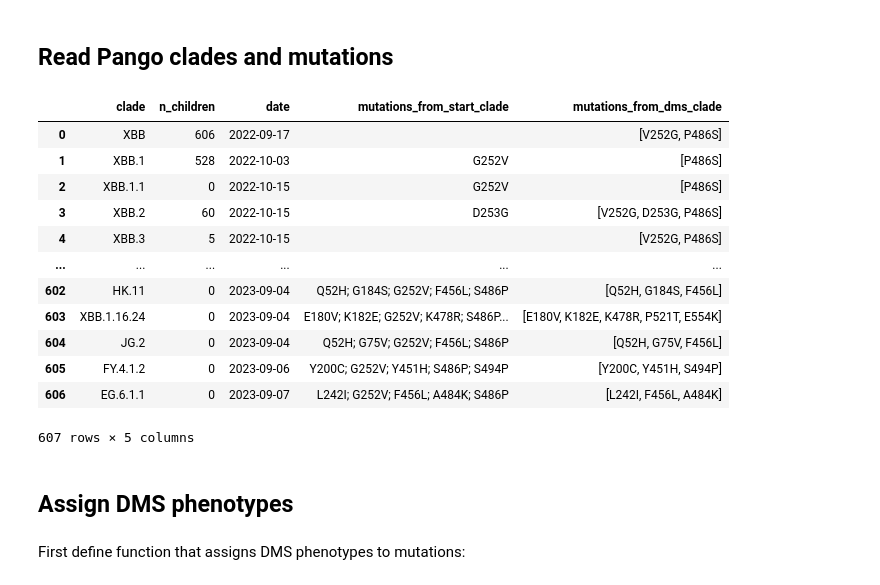
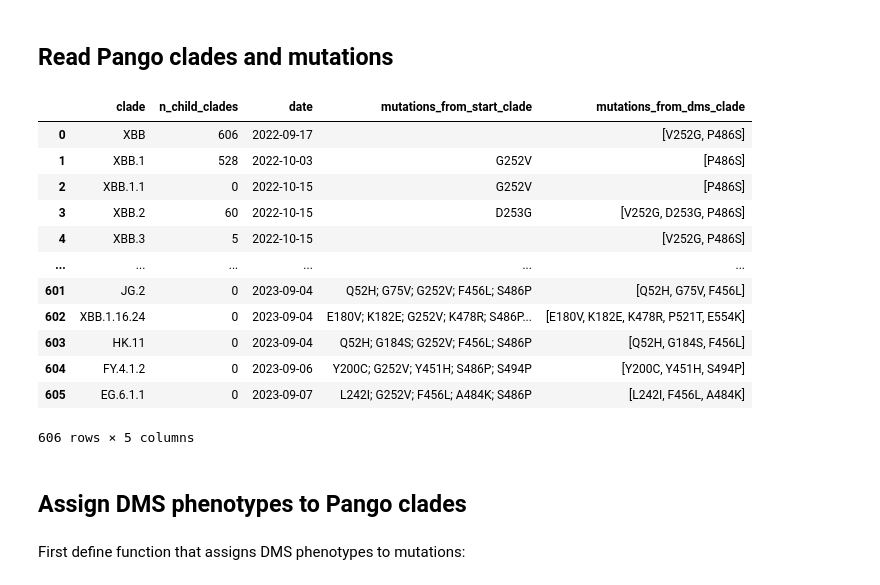
Before and after one commit to dms-vep/SARS-CoV-2_XBB.1.5_spike_DMS, a Jupyter notebook: notebooks/compare_natural.ipynb, the cells around one changed output. Cells and saved outputs as stored; diff of their text form; code cells hidden in the pictures.

```diff
--- a/notebooks/compare_natural.ipynb
+++ b/notebooks/compare_natural.ipynb
@@ -27,21 +28,23 @@ import altair as alt
 import numpy
 
 import pandas as pd
+
+_ = alt.data_transformers.disable_max_rows()
 # %% [markdown]
 ## Read Pango clades and mutations
 # %%
 with open(pango_consensus_seqs_json) as f:
     pango_clades = json.load(f)
 
-def n_children(c):
+def n_child_clades(c):
     """Get number of children clades of a Pango clade."""
     direct_children = pango_clades[c]["children"]
-    return len(direct_children) + sum([n_children(c_child) for c_child in direct_children])
+    return len(direct_children) + sum([n_child_clades(c_child) for c_child in direct_children])
 
 def build_records(c, recs):
     """Build records of Pango clade information."""
     recs["clade"].append(c)
-    recs["n_children"].append(n_children(c))
+    recs["n_child_clades"].append(n_child_clades(c))
     recs["date"].append(pango_clades[c]["designationDate"])
     recs["mutations_from_ref"].append(
         [
@@ -57,7 +60,7 @@ def build_records(c, recs):
 records = collections.defaultdict(list)
 build_records(starting_clade, records)
 
-pango_df = pd.DataFrame(records)
+pango_df = pd.DataFrame(records).query("clade not in @exclude_clades")
 starting_clade_mutations_from_ref = pango_df.set_index("clade").at[
     starting_clade, "mutations_from_ref"
 ]
@@ -80,48 +83,48 @@ def mutations_from(muts, from_muts):
                 new_muts_list.append(m)
             else:
                 assert m in from_muts
                 new_muts_list.append(m[-1] + m[1: -1] + m[0])
         else:
             m, from_m = ms
             if m not in muts:
                 from_m, m = m, from_m
             assert m in muts and from_m in from_muts
             new_muts_list.append(from_m[-1] + m[1: ])
     return new_muts_list
 
 pango_df = (
     pango_df
     .assign(
         mutations_from_start_clade=lambda x: x["mutations_from_ref"].apply(
             mutations_from, args=(starting_clade_mutations_from_ref,),
         ).map(lambda ml: "; ".join(ml)),
         mutations_from_dms_clade=lambda x: x["mutations_from_ref"].apply(
             mutations_from, args=(dms_clade_mutations_from_ref,),
         ),
         date=lambda x: pd.to_datetime(x["date"]),
     )
     .drop(columns="mutations_from_ref")
     .sort_values("date")
     .reset_index(drop=True)
 )
 
 pango_df
 # %% [output]
-|  | clade | n_children | date | mutations_from_start_clade | mutations_from_dms_clade |
+|  | clade | n_child_clades | date | mutations_from_start_clade | mutations_from_dms_clade |
 | 0 | XBB | 606 | 2022-09-17 |  | [V252G, P486S] |
 | 1 | XBB.1 | 528 | 2022-10-03 | G252V | [P486S] |
 | 2 | XBB.1.1 | 0 | 2022-10-15 | G252V | [P486S] |
 | 3 | XBB.2 | 60 | 2022-10-15 | D253G | [V252G, D253G, P486S] |
 | 4 | XBB.3 | 5 | 2022-10-15 |  | [V252G, P486S] |
 | ... | ... | ... | ... | ... | ... |
-| 602 | HK.11 | 0 | 2023-09-04 | Q52H; G184S; G252V; F456L; S486P | [Q52H, G184S, F456L] |
-| 603 | XBB.1.16.24 | 0 | 2023-09-04 | E180V; K182E; G252V; K478R; S486P... | [E180V, K182E, K478R, P521T, E554K] |
-| 604 | JG.2 | 0 | 2023-09-04 | Q52H; G75V; G252V; F456L; S486P | [Q52H, G75V, F456L] |
-| 605 | FY.4.1.2 | 0 | 2023-09-06 | Y200C; G252V; Y451H; S486P; S494P | [Y200C, Y451H, S494P] |
-| 606 | EG.6.1.1 | 0 | 2023-09-07 | L242I; G252V; F456L; A484K; S486P | [L242I, F456L, A484K] |
+| 601 | JG.2 | 0 | 2023-09-04 | Q52H; G75V; G252V; F456L; S486P | [Q52H, G75V, F456L] |
+| 602 | XBB.1.16.24 | 0 | 2023-09-04 | E180V; K182E; G252V; K478R; S486P... | [E180V, K182E, K478R, P521T, E554K] |
+| 603 | HK.11 | 0 | 2023-09-04 | Q52H; G184S; G252V; F456L; S486P | [Q52H, G184S, F456L] |
+| 604 | FY.4.1.2 | 0 | 2023-09-06 | Y200C; G252V; Y451H; S486P; S494P | [Y200C, Y451H, S494P] |
+| 605 | EG.6.1.1 | 0 | 2023-09-07 | L242I; G252V; F456L; A484K; S486P | [L242I, F456L, A484K] |
-607 rows × 5 columns
+606 rows × 5 columns
 # %% [markdown]
-## Assign DMS phenotypes
+## Assign DMS phenotypes to Pango clades
 # %% [markdown]
 First define function that assigns DMS phenotypes to mutations:
 # %%
```
Also changed, not shown: parts of 7 cells of this notebook, 1 other file.
